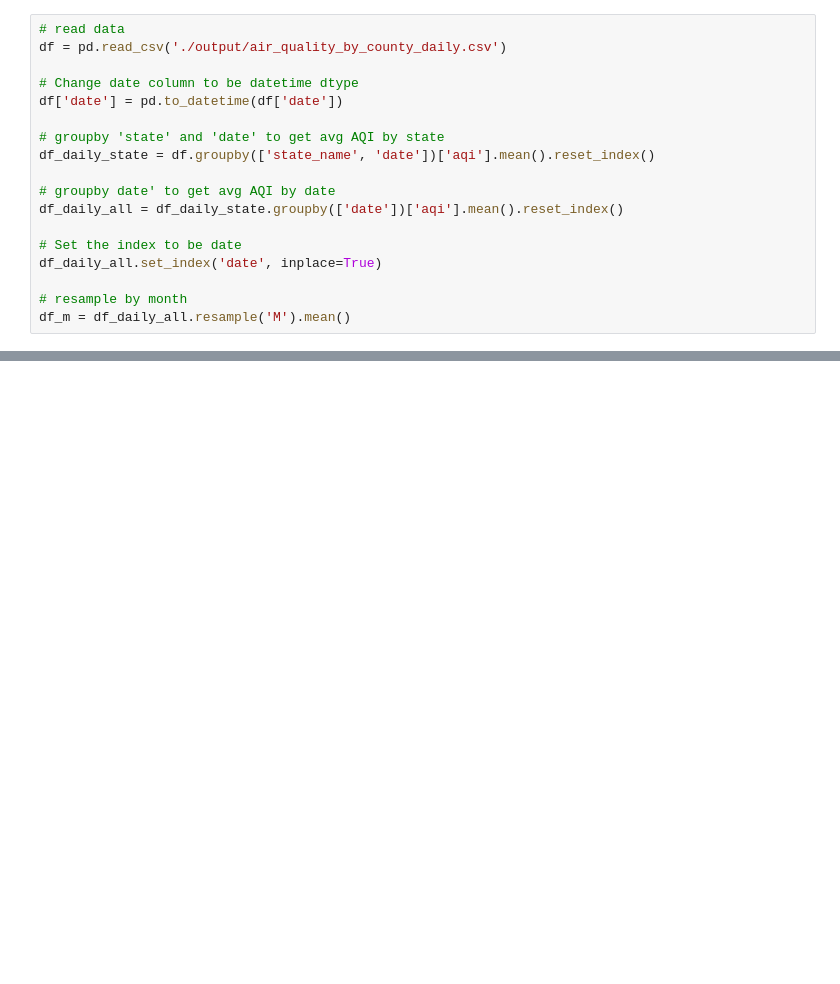
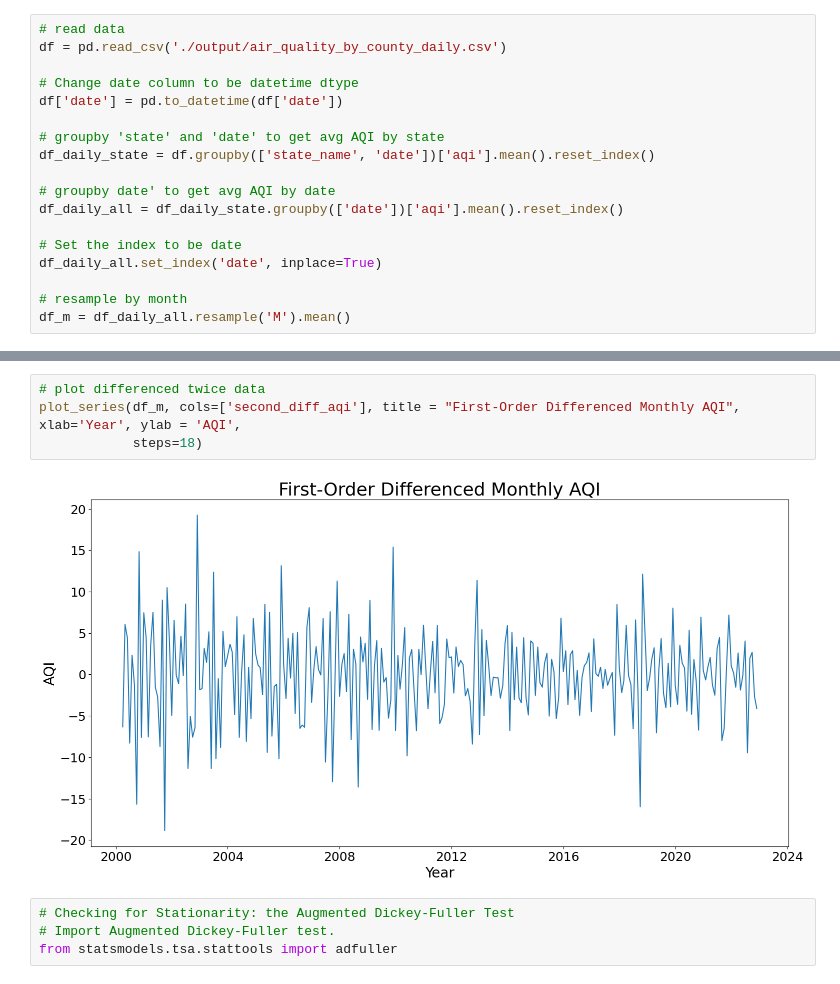
Before and after one commit to boay00/group-project-ev, a Jupyter notebook: AJ_Modeling.ipynb, the cells around one changed output, grey strips where cells are left out. Cells and saved outputs as stored; diff of their text form; blank space fills up the shorter version.

```diff
--- a/AJ_Modeling.ipynb
+++ b/AJ_Modeling.ipynb
@@ -707,0 +761,10 @@ The predicted values are fairly close to our actual values using SARIMA with RMS
+# %%
+# plot differenced twice data
+plot_series(df_m, cols=['second_diff_aqi'], title = "First-Order Differenced Monthly AQI", xlab='Year', ylab = 'AQI',
+            steps=18)
+# %% [output]
+[figure, added]
+# %%
+# Checking for Stationarity: the Augmented Dickey-Fuller Test
+# Import Augmented Dickey-Fuller test.
+from statsmodels.tsa.stattools import adfuller
```
Also changed, not shown: parts of 175 cells of this notebook, 3 other files.
